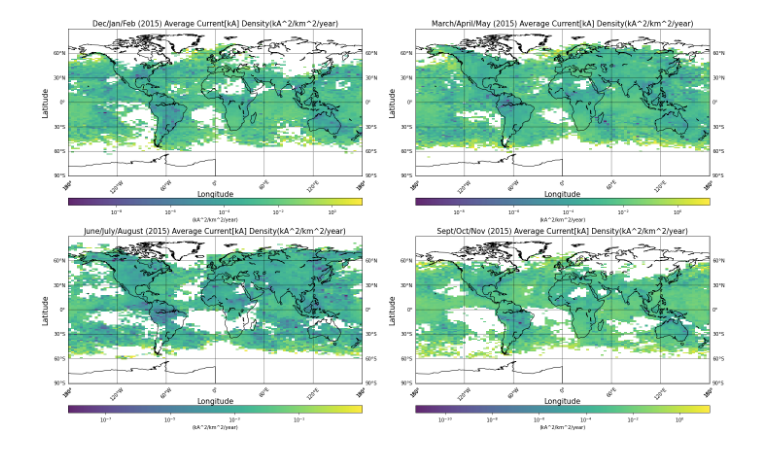
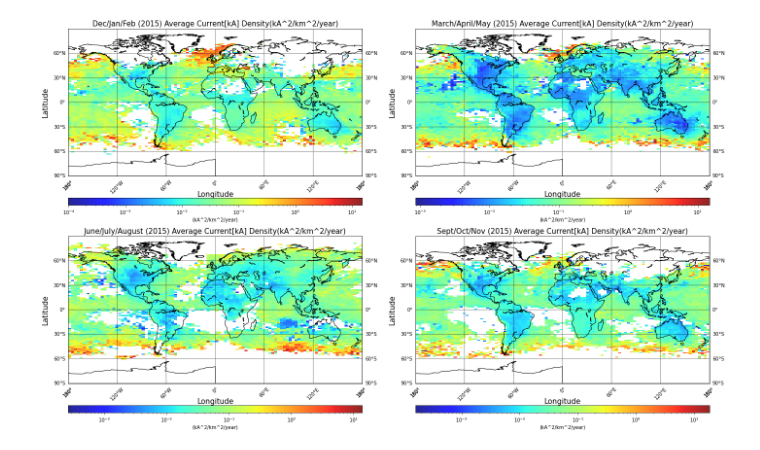
Before and after one commit to caxi9064/Lightning-Research, a Jupyter notebook: results/flashDensityplot.ipynb, the cells around one changed output. Cells and saved outputs as stored; diff of their text form; code cells hidden in the pictures.

```diff
--- a/results/flashDensityplot.ipynb
+++ b/results/flashDensityplot.ipynb
@@ -113,7 +110,7 @@ def computeAverageDensity(dictionary):
                      binArea = d1 * d2
 
                      # dividing each peak current average by area
-                     averagePeakCurrent = (averageAtLat[i]**2) / binArea
+                     averagePeakCurrent = averageAtLat[i] / binArea
                      placeholder.append(averagePeakCurrent)
                      #print(placeholder)
 
@@ -130,7 +127,7 @@ def plot(season, year, file, count, title, label, param):
     # plotting data
     plt.subplot(2,2,count)
     m = Basemap(projection='cyl',llcrnrlat=-90,urcrnrlat=90,llcrnrlon=-180,urcrnrlon=180,resolution='c') # creating basemap object
-    CS = m.pcolormesh(file["XX"],file["YY"], res, alpha = 0.85, shading='auto', cmap=plt.cm.viridis, norm = LogNorm())
+    CS = m.pcolormesh(file["XX"],file["YY"], res, alpha = 0.85, shading='auto', cmap=plt.cm.jet, norm = LogNorm())
     m.drawcoastlines()# draw coastlines, lat/lon lines.
     m.drawparallels(np.arange(-90.,90.,30.), labels=[1,1,0,1])
     m.drawmeridians(np.arange(-180.,180.,60.), labels=[1,1,0,1], rotation=45)
@@ -158,14 +155,14 @@ def plot(season, year, file, count, title, label, param):
 def plotAll():
     count = 0
     for season in ["Winter", "Spring", "Summer", "Fall"]:
-        file = np.load("2015/Data/averages/"+season+".npz") # passing in scipy stats data to plotting function
+        file = np.load("2015/Data/averagesSquared/"+season+"AveragedSquaredData.npz") # passing in scipy stats data to plotting function
         count += 1
         plot(season, year = 2015, file=file, count=count, title="Average Current[kA] Density(kA^2/km^2/year)", label="(kA^2/km^2/year)", param="Average")
 
     plt.tight_layout()
-    plt.savefig("2015/2015PeakCurrentDensity", facecolor='w')
+    plt.savefig("2015/2015AveragePeakCurrentDensity", facecolor='w')
-# %% [output]
-[figure, removed]
 # %%
 #dictionary = np.load('2015/Fall.npz', allow_pickle = True)
-#computeCurrentDensity(dictionary)
+plotAll()
+# %% [output]
+[figure, added]
```
Also changed, not shown: parts of 1 cell of this notebook, 2 other files.
